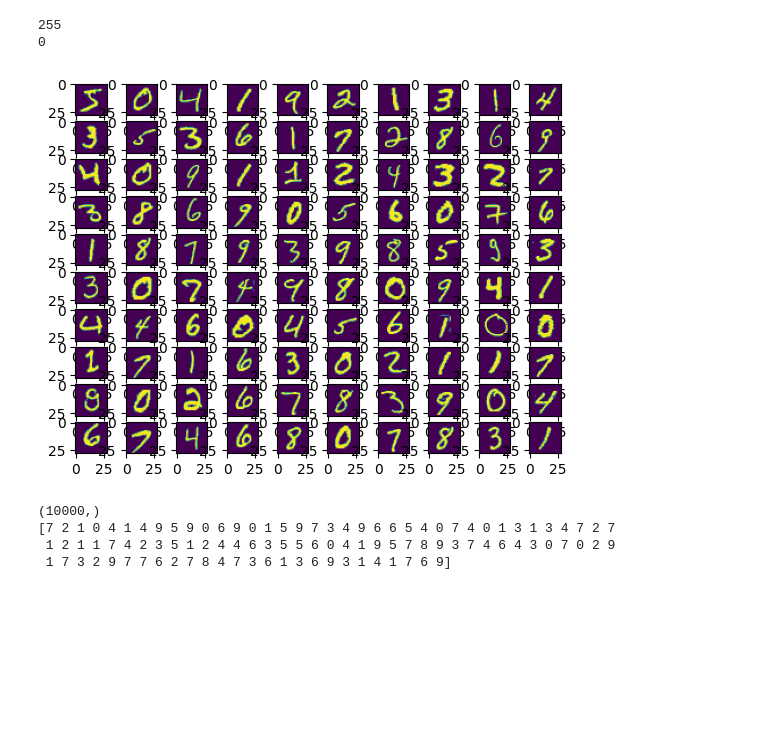
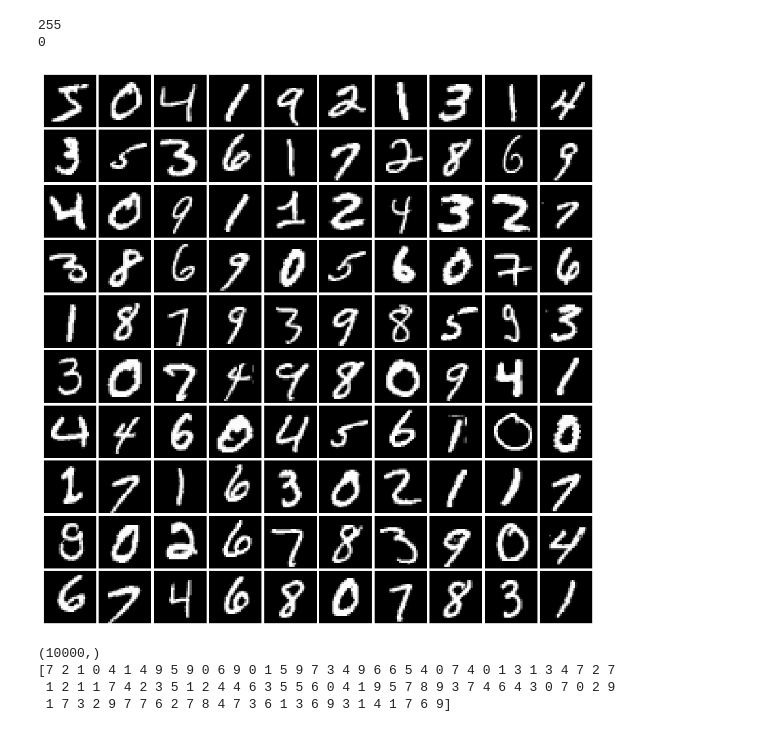
Before and after one commit to Kevin-LD/mnist_mlp_cnn_from_scratch, a Jupyter notebook: dataset_explore.ipynb, the cells around one changed output. Cells and saved outputs as stored; diff of their text form; code cells hidden in the pictures; blank space fills up the shorter version.

```diff
--- a/dataset_explore.ipynb
+++ b/dataset_explore.ipynb
@@ -6,7 +6,7 @@ from struct import unpack
 import gzip
 import matplotlib.pyplot as plt
 # %%
-path = r'.\dataset\MNIST\train-images-idx3-ubyte.gz'
+path = r'./dataset/MNIST/train-images-idx3-ubyte.gz'
 
 with gzip.open(path, 'rb') as f:
         magic, num, rows, cols = unpack('>4I', f.read(16))
@@ -30,9 +30,16 @@ print(imgs[0].min())
 255
 0
 # %%
+plt.figure(figsize=(10, 10), facecolor='white')
+
 for i in range(100):
-    plt.subplot(10,10, i + 1)
-    plt.imshow(imgs[i].reshape(rows, cols))
+    plt.subplot(10, 10, i + 1)
+    plt.imshow(imgs[i].reshape(rows, cols), cmap='gray')
+    plt.axis('off')
+
+plt.subplots_adjust(left=0.02, right=0.98, bottom=0.02, top=0.98, wspace=0.05, hspace=0.05)
+
+plt.show()
 # %% [output]
-[figure, old version]
+[figure, new version]
 # %%
```
Also changed, not shown: parts of 1 cell of this notebook.
